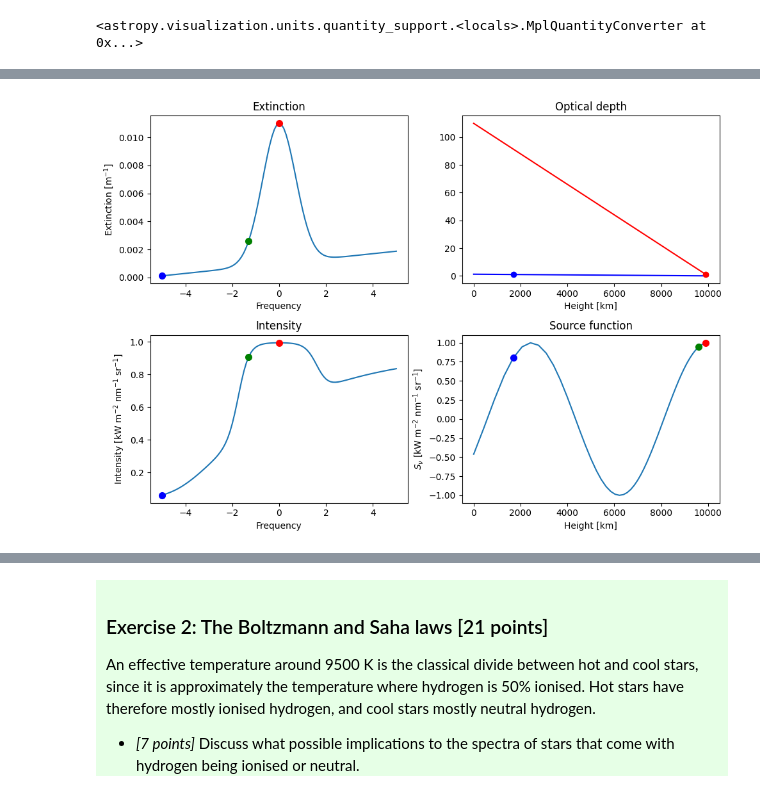
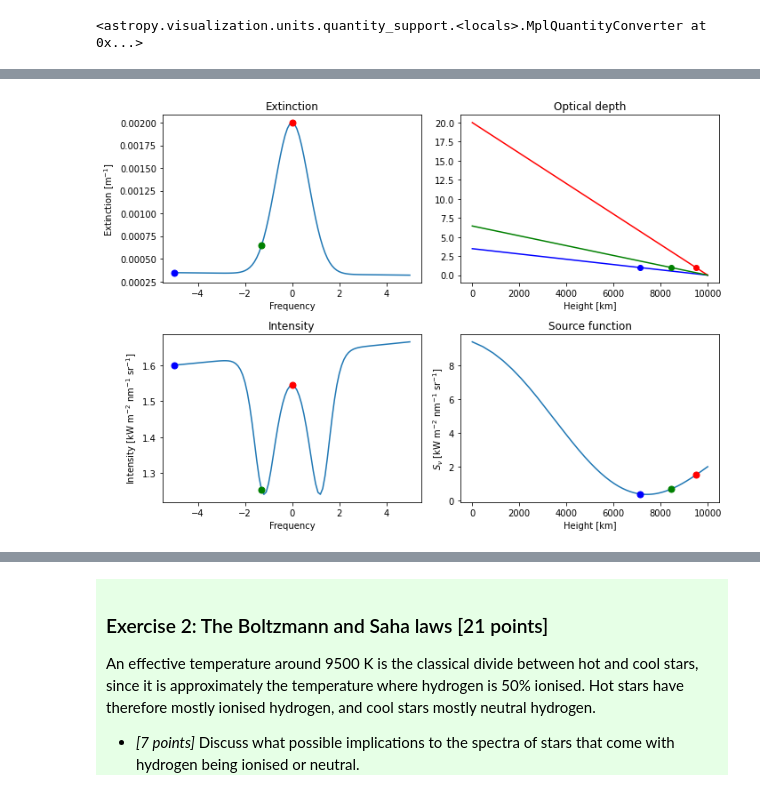
Before and after one commit to Rachelstiansen/AST4310, a Jupyter notebook: project work/project1/project1_student.ipynb, the cells around one changed output, grey strips where cells are left out. Saved outputs shown, nothing was run; the diff lists cells and outputs as text; code cells hidden in the pictures.

```diff
--- a/project work/project1/project1_student.ipynb
+++ b/project work/project1/project1_student.ipynb
@@ -54,27 +54,33 @@ def four_panel_diagram(freq, height, source_function, extinction):
     ax[0, 0].plot(freq, extinction[0])
     ax[0,0].plot([freq[0]], [extinction[0, 0].value], 'bo', ms = 7)
     ax[0,0].plot([freq[50]], [extinction[0, 50].value], 'ro', ms = 7)
+    ax[0,0].plot([freq[37]], [extinction[0, 37].value], 'go', ms = 7)
     ax[0,0].set_xlabel('Frequency'), ax[0,0].set_ylabel(r'Extinction [m$^{-1}$]')
     ax[0,0].set_title('Extinction')
 
     ax[0,1].plot(height, tau[:, 0], 'b-')
     ax[0,1].plot(height, tau[:, 50], 'r-')
+    ax[0,1].plot(height, tau[:, 37], 'g-')
     tau1_0 = np.argmin(np.abs(tau[:, 0] - 1))
     tau1_50 = np.argmin(np.abs(tau[:, 50] - 1.0))
+    tau1_37 = np.argmin(np.abs(tau[:, 37] - 1.0))
     ax[0, 1].plot([height[tau1_0].value], 1, 'bo')
     ax[0, 1].plot([height[tau1_50].value], 1, 'ro')
+    ax[0, 1].plot([height[tau1_37].value], 1, 'go')
     ax[0, 1].set_xlabel('Height [km]')
     ax[0,1].set_title('Optical depth')
 
     ax[1, 1].plot(height, source_function)
     ax[1, 1].plot(height[tau1_0], source_function[tau1_0], 'bo', ms = 7)
     ax[1, 1].plot(height[tau1_50], source_function[tau1_50], 'ro', ms = 7)
+    ax[1, 1].plot(height[tau1_37], source_function[tau1_37], 'go', ms = 7)
     ax[1, 1].set_xlabel('Height [km]'); ax[1, 1].set_ylabel(r'$S_\nu$ [kW m$^{-2}$ nm$^{-1}$ sr$^{-1}$]')
     ax[1, 1].set_title('Source function')
 
     ax[1, 0].plot(freq, intensity)
     ax[1, 0].plot(freq[0], intensity[0], 'bo', ms = 7)
     ax[1, 0].plot(freq[50], intensity[50], 'ro', ms = 7)
+    ax[1, 0].plot(freq[37], intensity[37], 'go', ms = 7)
     ax[1, 0].set_title('Intensity')
     ax[1, 0].set_xlabel('Frequency'); ax[1, 0].set_ylabel(r'Intensity [kW m$^{-2}$ nm$^{-1}$ sr$^{-1}$]')
 
@@ -84,7 +90,7 @@ def four_panel_diagram(freq, height, source_function, extinction):
 ## SAME SET-UP AS GROUP SESSION. PURPOSE IS HAVE SOME VALUES TO TEST THE FUNCTION
 
 freq = np.linspace(-5, 5, 101)
-extinction = (np.exp(- freq ** 2) + 0.88 * freq / 50 + 0.1) / units.m / 100
+extinction = (np.exp(- freq ** 2) - 0.1 * freq / 60 + 0.2) / units.m / 600
 
 depth = np.logspace(0, 4, 200) * units.km
 height = -depth + depth.max()
@@ -92,12 +98,12 @@ height = -depth + depth.max()
 i_units = units.Quantity(1, "kW m-2 nm-1 sr-1") # intensity units
 
 # build the source function
-source_function = (np.cos(depth.value / 1.2e3)) * i_units # source function 1, linear
+source_function1 = (- 2.5 * np.sin(depth.value / 2e3) +  2 * np.exp(depth.value / 8e3)) * i_units # source function 1, linear
 
 # build the extinction
 extinction = np.tile(extinction, ((len(depth)), 1))
 # %%
 ## ACTUALLY TESTING THE FUNCTION
-four_panel_diagram(freq, height, source_function, extinction)
+four_panel_diagram(freq, height, source_function1, extinction)
 # %% [output]
-[figure, old version]
+[figure, new version]
```
Also changed, not shown: parts of 3 cells of this notebook.
